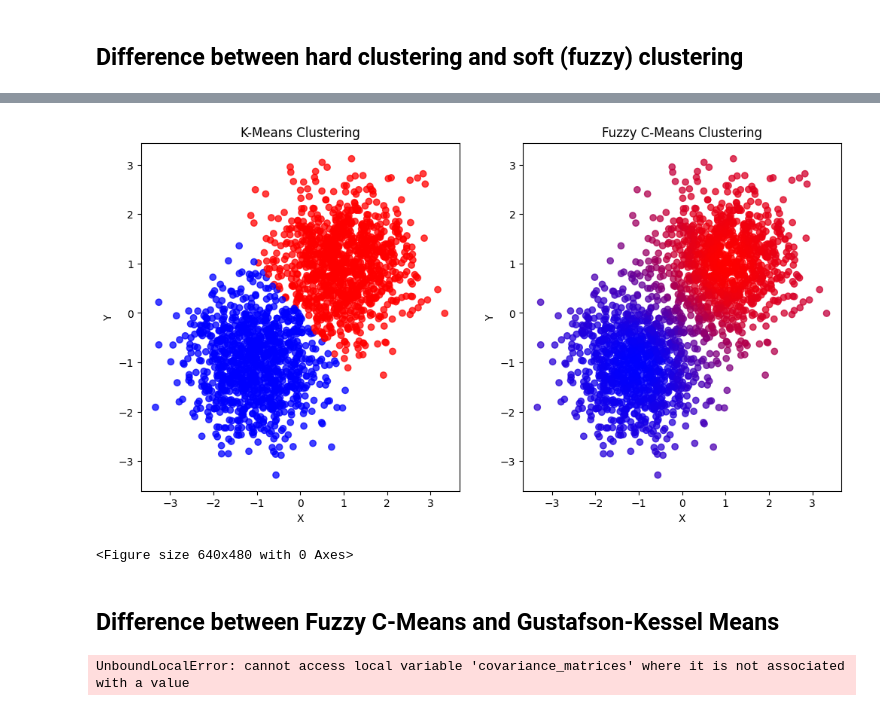
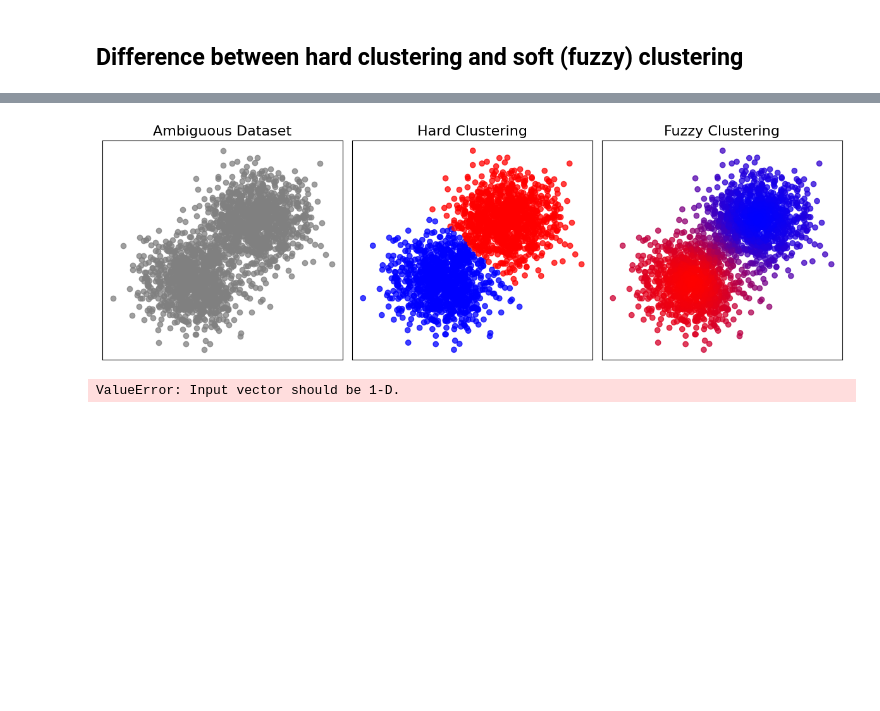
Before and after one commit to jjgranadat/Semillero_SOFA, a Jupyter notebook: BasicAlgorithms/FuzzyClustering.ipynb, the cells around one changed output, grey strips where cells are left out. Cells and saved outputs as stored; diff of their text form; code cells hidden in the pictures; blank space fills up the shorter version.

Commit message:
[Refactor] First figure done

```diff
--- a/BasicAlgorithms/FuzzyClustering.ipynb
+++ b/BasicAlgorithms/FuzzyClustering.ipynb
@@ -48,7 +39,7 @@ kmeans.fit(data)
 labels_kmeans = kmeans.labels_
 
 # Assign colors based on cluster labels
-colors_kmeans = ['red' if label == 0 else 'blue' for label in labels]
+colors_kmeans = ['red' if label == 0 else 'blue' for label in labels_kmeans]
 # %%
 def generate_rgb_colors(memberships):
     colors = []
@@ -69,29 +60,34 @@ centers, memberships, _, _, _, _, _ = cmeans(data.T, n_clusters, m, error=tolera
 # Generate RGB colors based on membership values
 colors_fcm = generate_rgb_colors(memberships.T)
 # %%
-plt.figure(figsize=(12, 6))
-plt.subplot(1, 2, 1)
+plt.figure(figsize=(12, 4), layout="tight")
+
+plt.subplot(1, 3, 1)
+# Plot the distribution
+plt.scatter(data[:, 0], data[:, 1], color="gray", alpha=0.75)
+plt.title('Ambiguous Dataset', fontsize="16")
+plt.xticks([])
+plt.yticks([])
+
+plt.subplot(1, 3, 2)
 # Plot K-Means
 plt.scatter(data[:, 0], data[:, 1], color=colors_kmeans, alpha=0.75)
-plt.xlabel('X')
-plt.ylabel('Y')
-plt.title('K-Means Clustering')
+plt.title('Hard Clustering', fontsize="16")
+plt.xticks([])
+plt.yticks([])
 
-plt.subplot(1, 2, 2)
+plt.subplot(1, 3, 3)
 # Plot FCM
 plt.scatter(data[:, 0], data[:, 1], color=colors_fcm, alpha=0.75)
-plt.xlabel('X')
-plt.ylabel('Y')
-plt.title('Fuzzy C-Means Clustering')
+plt.title('Fuzzy Clustering', fontsize="16")
+plt.xticks([])
+plt.yticks([])
 
 # Save the figure in SVG format
+plt.savefig('hard_vs_soft.svg', format='svg')
 plt.show()
-plt.savefig('hard_vs_soft.svg', format='svg')
 # %% [output]
-[figure, old version]
+[figure, new version]
-<Figure size 640x480 with 0 Axes>
-# %% [markdown]
-## Difference between Fuzzy C-Means and Gustafson-Kessel Means
 # %%
 def compute_membership(data, centers, covariance_matrices, m):
     membership = np.zeros((data.shape[0], centers.shape[0]))
@@ -121,9 +117,13 @@ def compute_covariance_matrices(data, centers, membership, m):
 
     return covariance_matrices
 
-def gkm_clustering(data, n_clusters, m, max_iter=100, tol=1e-4):
+def gkm_clustering(data, centers, m, max_iter=100, tol=1e-4):
     # Initialize centers randomly
-    centers = data[np.random.choice(data.shape[0], n_clusters, replace=False)]
+    if centers is None:
+        centers = data[np.random.choice(data.shape[0], n_clusters, replace=False)]
+
+    # Initialize covariance matrices
+    covariance_matrices = [np.eye(data.shape[1])] * len(centers)
 
     for _ in range(max_iter):
         prev_centers = np.copy(centers)
@@ -169,4 +169,4 @@ plt.legend()
 plt.grid(True)
 plt.show()
 # %% [output]
-UnboundLocalError: cannot access local variable 'covariance_matrices' where it is not associated with a value
+ValueError: Input vector should be 1-D.
```
Also changed, not shown: parts of 2 cells of this notebook, 1 other file.
